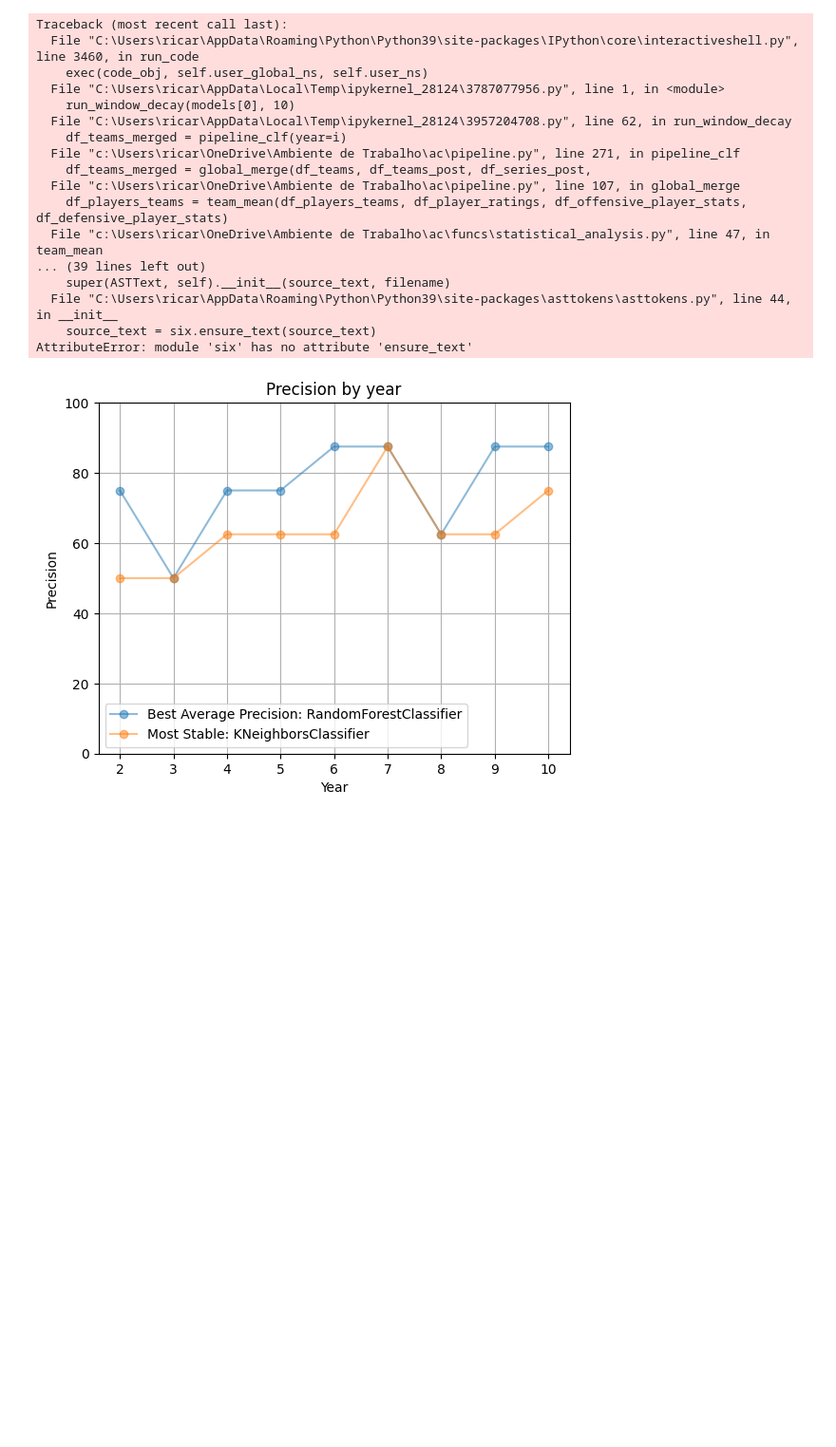
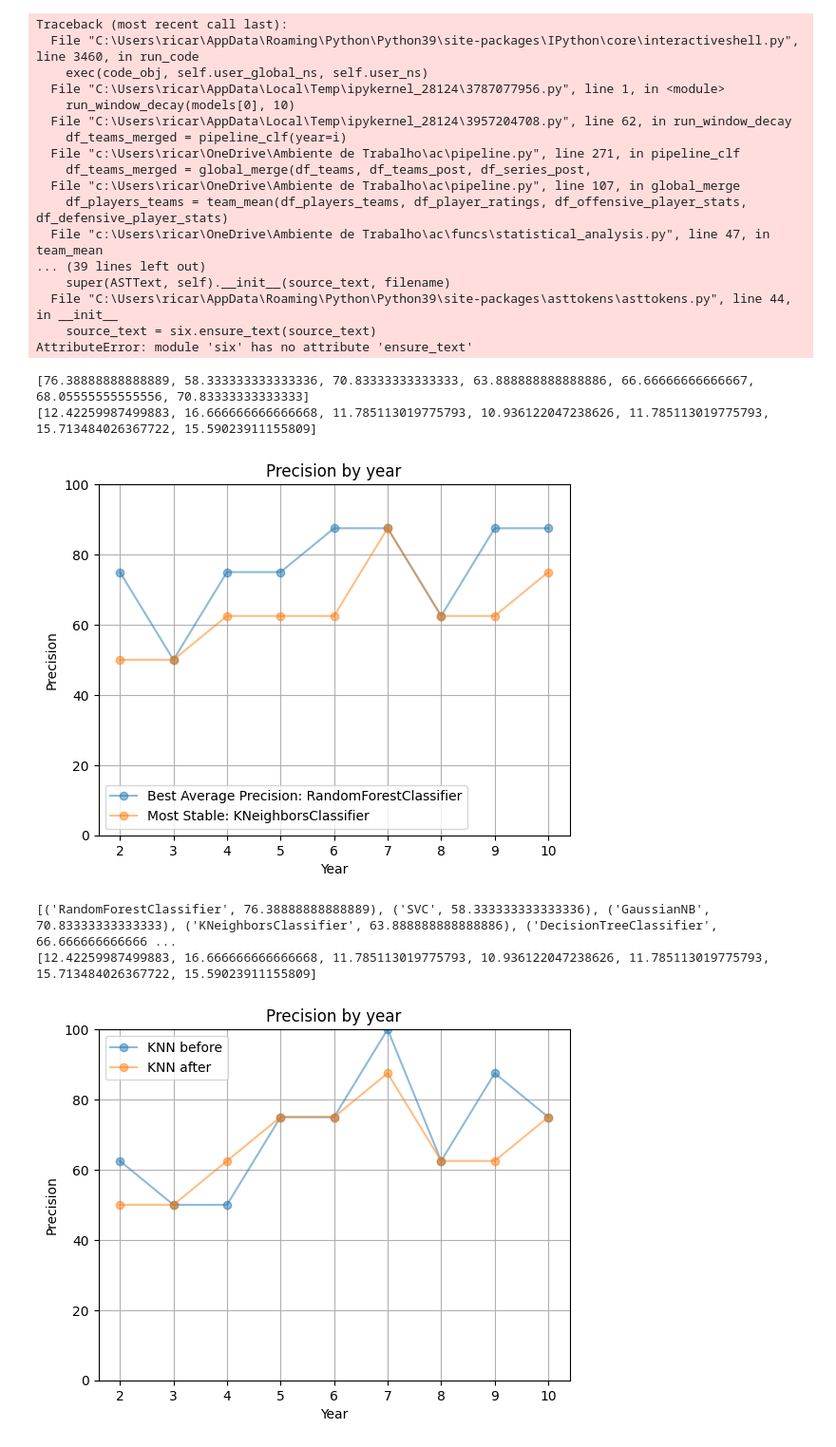
Before and after one commit to m21ark/ac, a Jupyter notebook: tmp.ipynb, the cells around one changed output. Shown at 95% size. Drawn from its saved outputs; the diff is of its cells as text; code cells hidden in the pictures; blank space fills up the shorter version.

```diff
--- a/tmp.ipynb
+++ b/tmp.ipynb
@@ -291,6 +265,7 @@ import numpy as np
 import matplotlib.pyplot as plt
 
 accs = [[75.0, 50.0, 75.0, 75.0, 87.5, 87.5, 62.5, 87.5, 87.5], [50.0, 50.0, 87.5, 50.0, 62.5, 25.0, 62.5, 62.5, 75.0], [62.5, 50.0, 62.5, 75.0, 75.0, 87.5, 62.5, 75.0, 87.5], [50.0, 50.0, 62.5, 62.5, 62.5, 87.5, 62.5, 62.5, 75.0], [62.5, 50.0, 87.5, 62.5, 75.0, 75.0, 62.5, 50.0, 75.0], [50.0, 50.0, 50.0, 87.5, 75.0, 87.5, 62.5, 62.5, 87.5], [62.5, 50.0, 50.0, 75.0, 75.0, 100.0, 62.5, 87.5, 75.0]]
+accs_grid = [[62.5, 50.0, 75.0, 75.0, 75.0, 100.0, 62.5, 87.5, 87.5], [75.0, 50.0, 62.5, 75.0, 87.5, 100.0, 62.5, 75.0, 87.5], [62.5, 50.0, 62.5, 75.0, 75.0, 87.5, 62.5, 62.5, 87.5], [62.5, 50.0, 75.0, 62.5, 87.5, 100.0, 62.5, 75.0, 75.0], [62.5, 62.5, 62.5, 62.5, 75.0, 50.0, 62.5, 50.0, 87.5], [50.0, 50.0, 62.5, 75.0, 75.0, 100.0, 62.5, 87.5, 87.5], [50.0, 50.0, 62.5, 75.0, 75.0, 87.5, 62.5, 62.5, 75.0]]
 
 years = list(range(2, 11))
 model_names = [type(model()).__name__ for model in models]
@@ -298,6 +273,9 @@ model_names = [type(model()).__name__ for model in models]
 # Calculate the average accuracy and standard deviation for each model
 avg_accuracies = [np.mean(model_accs) for model_accs in accs]
 std_accuracies = [np.std(model_accs) for model_accs in accs]
+
+print(avg_accuracies)
+print(std_accuracies)
 
 # Find the index of the model with the highest average accuracy and lowest standard deviation
 best_avg_model_index = np.argmax(avg_accuracies)
@@ -320,4 +298,43 @@ plt.grid(True)
 
 plt.show()
 # %% [output]
+[76.38888888888889, 58.333333333333336, 70.83333333333333, 63.888888888888886, 66.66666666666667, 68.05555555555556, 70.83333333333333]
+[12.42259987499883, 16.666666666666668, 11.785113019775793, 10.936122047238626, 11.785113019775793, 15.713484026367722, 15.59023911155809]
 [figure]
+# %%
+import numpy as np
+import matplotlib.pyplot as plt
+
+accs = [[75.0, 50.0, 75.0, 75.0, 87.5, 87.5, 62.5, 87.5, 87.5], [50.0, 50.0, 87.5, 50.0, 62.5, 25.0, 62.5, 62.5, 75.0], [62.5, 50.0, 62.5, 75.0, 75.0, 87.5, 62.5, 75.0, 87.5], [50.0, 50.0, 62.5, 62.5, 62.5, 87.5, 62.5, 62.5, 75.0], [62.5, 50.0, 87.5, 62.5, 75.0, 75.0, 62.5, 50.0, 75.0], [50.0, 50.0, 50.0, 87.5, 75.0, 87.5, 62.5, 62.5, 87.5], [62.5, 50.0, 50.0, 75.0, 75.0, 100.0, 62.5, 87.5, 75.0]]
+accs_grid = [[62.5, 50.0, 75.0, 75.0, 75.0, 100.0, 62.5, 87.5, 87.5], [75.0, 50.0, 62.5, 75.0, 87.5, 100.0, 62.5, 75.0, 87.5], [62.5, 50.0, 62.5, 75.0, 75.0, 87.5, 62.5, 62.5, 87.5], [62.5, 50.0, 75.0, 62.5, 87.5, 100.0, 62.5, 75.0, 75.0], [62.5, 62.5, 62.5, 62.5, 75.0, 50.0, 62.5, 50.0, 87.5], [50.0, 50.0, 62.5, 75.0, 75.0, 100.0, 62.5, 87.5, 87.5], [50.0, 50.0, 62.5, 75.0, 75.0, 87.5, 62.5, 62.5, 75.0]]
+
+years = list(range(2, 11))
+model_names = [type(model()).__name__ for model in models]
+
+# Calculate the average accuracy and standard deviation for each model
+avg_accuracies = [np.mean(model_accs) for model_accs in accs]
+std_accuracies = [np.std(model_accs) for model_accs in accs]
+
+print(list(zip(model_names, avg_accuracies)))
+print(std_accuracies)
+
+# Plot KNN before and after grid search
+plt.plot(years, accs[3], label=f"KNN before", marker='o', linestyle='-', alpha=0.5)
+plt.plot(years, accs_grid[3], label=f"KNN after", marker='o', linestyle='-', alpha=0.5)
+
+# Add legend
+plt.legend()
+
+# Set Y-axis limits
+plt.ylim(0, 100)
+
+plt.xlabel("Year")
+plt.ylabel("Precision")
+plt.title("Precision by year")
+plt.grid(True)
+
+plt.show()
+# %% [output]
+[('RandomForestClassifier', 76.38888888888889), ('SVC', 58.333333333333336), ('GaussianNB', 70.83333333333333), ('KNeighborsClassifier', 63.888888888888886), ('DecisionTreeClassifier', 66.666666666666 ...
+[12.42259987499883, 16.666666666666668, 11.785113019775793, 10.936122047238626, 11.785113019775793, 15.713484026367722, 15.59023911155809]
+[figure, added]
```
Also changed, not shown: parts of 2 cells of this notebook, 4 other files.
